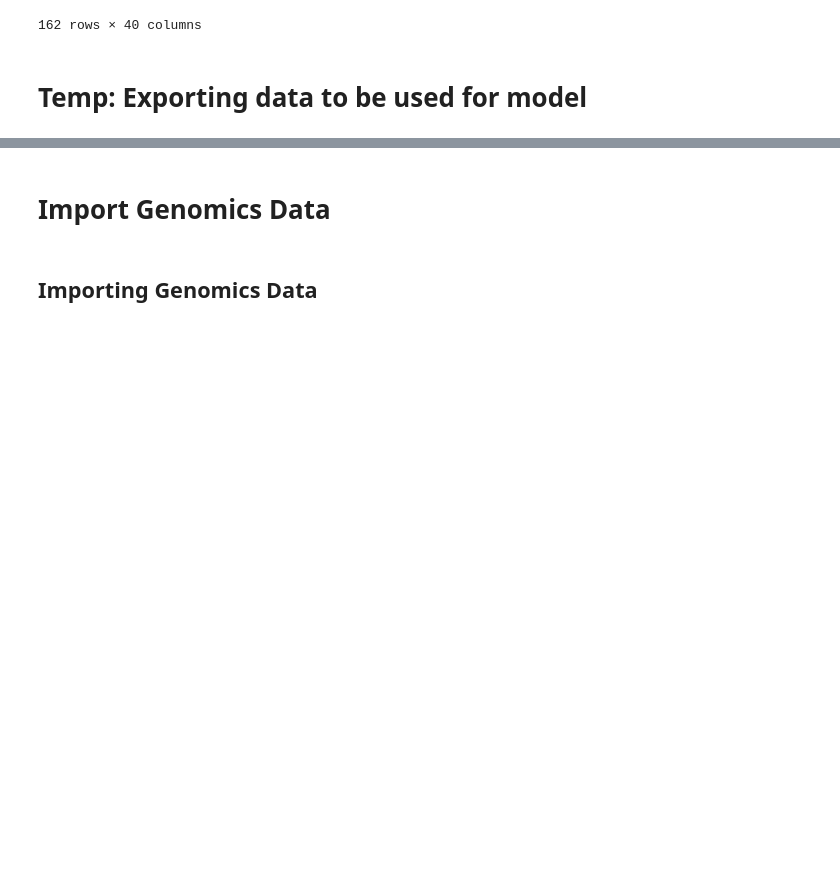
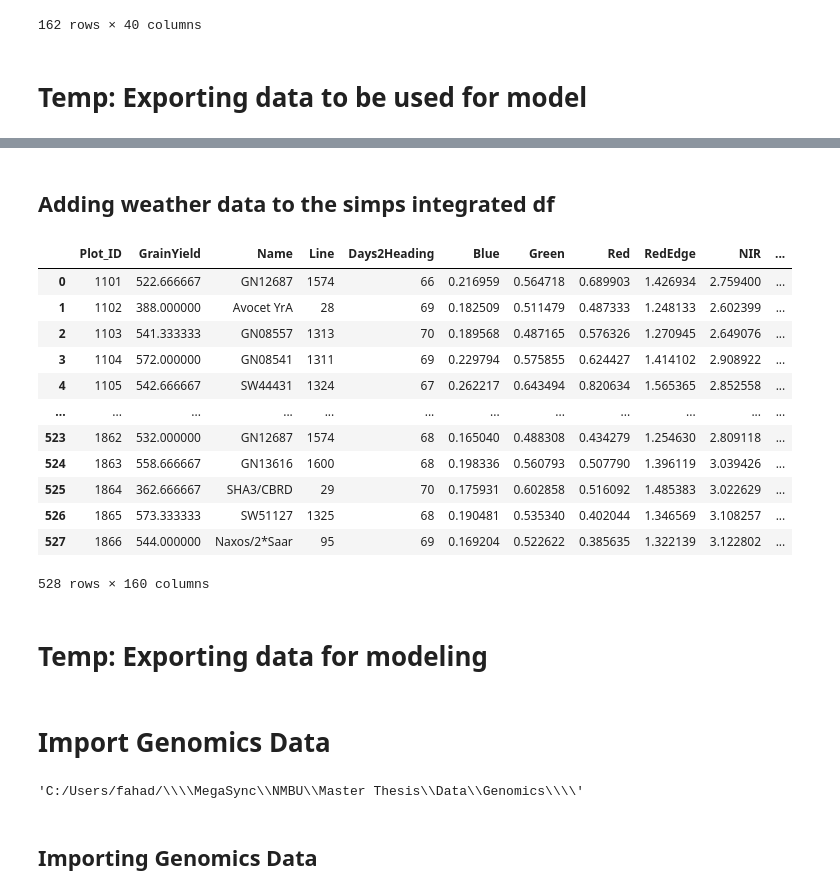
Before and after one commit to fahadijaz/spring_wheat_yield_prediction, a Jupyter notebook: 3. Weather and genomic data.ipynb, the cells around one changed output, grey strips where cells are left out. Drawn from its saved outputs; the diff is of its cells as text; code cells hidden in the pictures; blank space fills up the shorter version.

Commit message:
Weather data incorporated and exported

```diff
--- a/3. Weather and genomic data.ipynb
+++ b/3. Weather and genomic data.ipynb
@@ -529,0 +682,2 @@ os.makedirs(temp_data, exist_ok=True)
+# %% [markdown]
+## Adding weather data to the simps integrated df
@@ -529,0 +702,18 @@ os.makedirs(temp_data, exist_ok=True)
+# %%
+Masbasis_2019
+# %% [output]
+|  | Plot_ID | GrainYield | Name | Line | Days2Heading | Blue | Green | Red | RedEdge | NIR | ... |
+| 0 | 1101 | 522.666667 | GN12687 | 1574 | 66 | 0.216959 | 0.564718 | 0.689903 | 1.426934 | 2.759400 | ... |
+| 1 | 1102 | 388.000000 | Avocet YrA | 28 | 69 | 0.182509 | 0.511479 | 0.487333 | 1.248133 | 2.602399 | ... |
+| 2 | 1103 | 541.333333 | GN08557 | 1313 | 70 | 0.189568 | 0.487165 | 0.576326 | 1.270945 | 2.649076 | ... |
+| 3 | 1104 | 572.000000 | GN08541 | 1311 | 69 | 0.229794 | 0.575855 | 0.624427 | 1.414102 | 2.908922 | ... |
+| 4 | 1105 | 542.666667 | SW44431 | 1324 | 67 | 0.262217 | 0.643494 | 0.820634 | 1.565365 | 2.852558 | ... |
+| ... | ... | ... | ... | ... | ... | ... | ... | ... | ... | ... | ... |
+| 523 | 1862 | 532.000000 | GN12687 | 1574 | 68 | 0.165040 | 0.488308 | 0.434279 | 1.254630 | 2.809118 | ... |
+| 524 | 1863 | 558.666667 | GN13616 | 1600 | 68 | 0.198336 | 0.560793 | 0.507790 | 1.396119 | 3.039426 | ... |
+| 525 | 1864 | 362.666667 | SHA3/CBRD | 29 | 70 | 0.175931 | 0.602858 | 0.516092 | 1.485383 | 3.022629 | ... |
+| 526 | 1865 | 573.333333 | SW51127 | 1325 | 68 | 0.190481 | 0.535340 | 0.402044 | 1.346569 | 3.108257 | ... |
+| 527 | 1866 | 544.000000 | Naxos/2*Saar | 95 | 69 | 0.169204 | 0.522622 | 0.385635 | 1.322139 | 3.122802 | ... |
+528 rows × 160 columns
+# %% [markdown]
+# Temp: Exporting data for modeling
@@ -530,4 +724,8 @@ os.makedirs(temp_data, exist_ok=True)
 # %% [markdown]
 # Import Genomics Data
+# %%
+genomics_data
+# %% [output]
+'C:/Users/fahad/\\\\MegaSync\\NMBU\\Master Thesis\\Data\\Genomics\\\\'
 # %% [markdown]
 ## Importing Genomics Data
```
Also changed, not shown: parts of 16 cells of this notebook, 11 other files.
